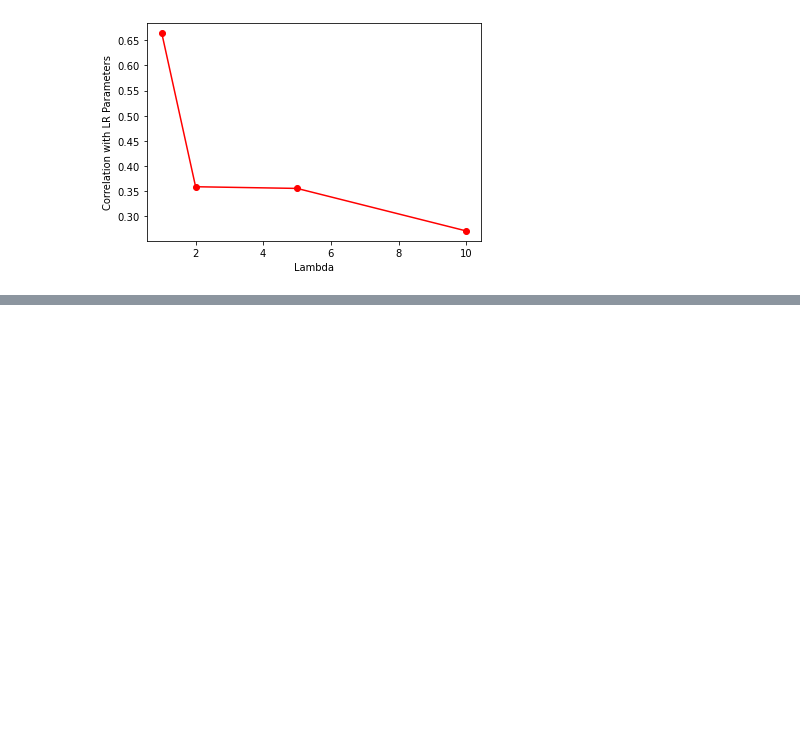
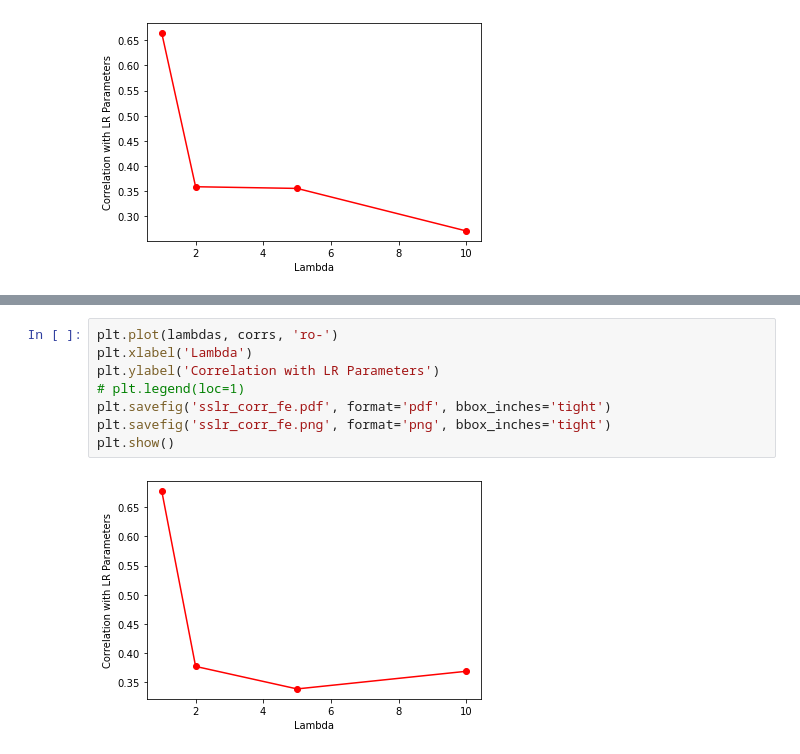
Before and after one commit to shuo-zhou/GSDA-Lateralization, a Jupyter notebook: Plot.ipynb, the cells around one changed output, grey strips where cells are left out. Drawn from its saved outputs; the diff is of its cells as text; blank space fills up the shorter version.

```diff
--- a/Plot.ipynb
+++ b/Plot.ipynb
@@ -144,0 +185,10 @@ plt.show()
+# %%
+plt.plot(lambdas, corrs, 'ro-')
+plt.xlabel('Lambda')
+plt.ylabel('Correlation with LR Parameters')
+# plt.legend(loc=1)
+plt.savefig('sslr_corr_fe.pdf', format='pdf', bbox_inches='tight')
+plt.savefig('sslr_corr_fe.png', format='png', bbox_inches='tight')
+plt.show()
+# %% [output]
+[figure, added]
```
Also changed, not shown: parts of 5 cells of this notebook, 1 other file.
